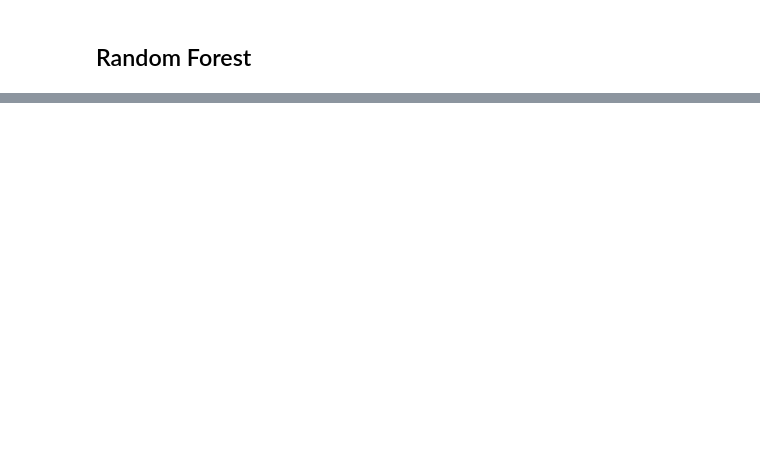
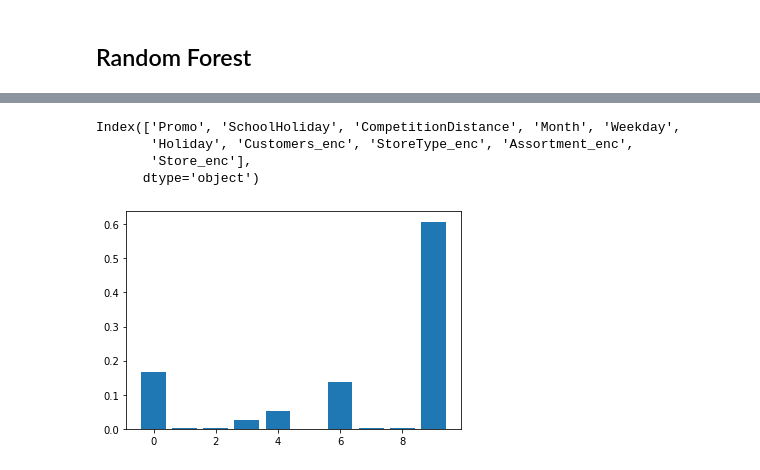
Before and after one commit to sb-olr/DSR-rossmann-competition, a Jupyter notebook: notebooks/random_forests.ipynb, the cells around one changed output, grey strips where cells are left out. Saved outputs shown, nothing was run; the diff lists cells and outputs as text; code cells hidden in the pictures; blank space fills up the shorter version.

```diff
--- a/notebooks/random_forests.ipynb
+++ b/notebooks/random_forests.ipynb
@@ -138,0 +172,11 @@ print(value)
+# %%
+# plot feature importances
+print(X_train.columns)
+plt.bar(range(len(model.feature_importances_)), model.feature_importances_)
+plt.show()
+# %% [output]
+Index(['Promo', 'SchoolHoliday', 'CompetitionDistance', 'Month', 'Weekday',
+       'Holiday', 'Customers_enc', 'StoreType_enc', 'Assortment_enc',
+       'Store_enc'],
+      dtype='object')
+[figure, added]
```
Also changed, not shown: parts of 12 cells of this notebook, 9 other files.
